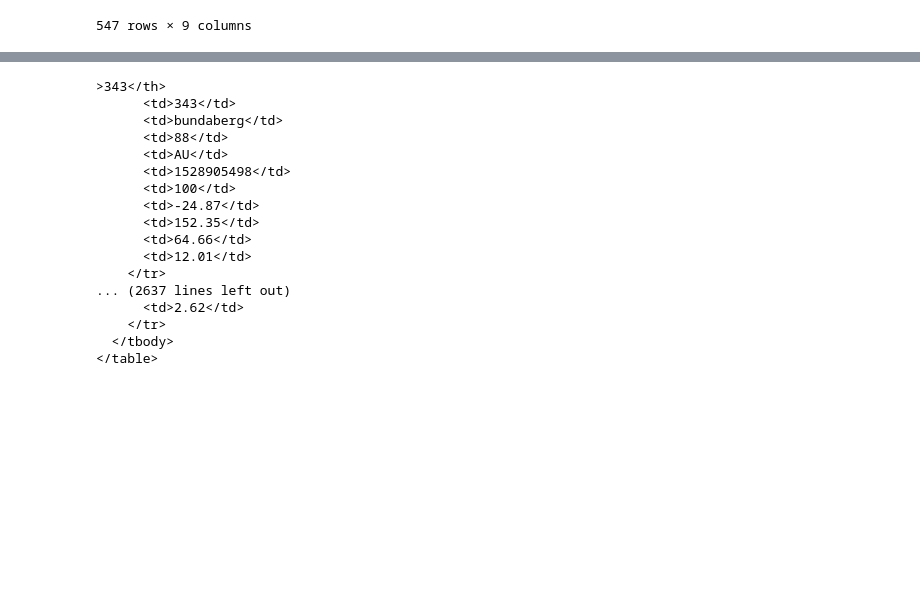
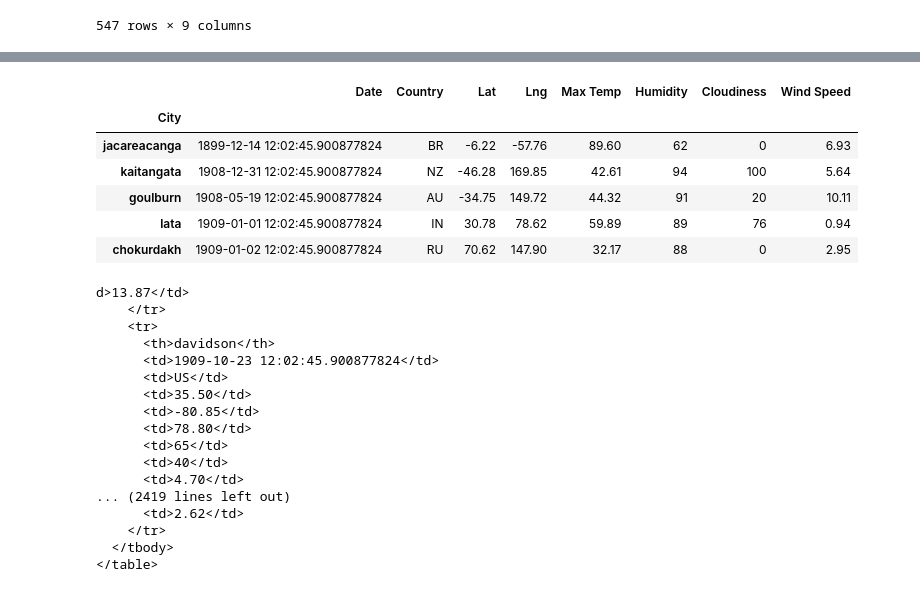
Before and after one commit to jforbis/web-design-challenge, a Jupyter notebook: Resources/get_csv.ipynb, the cells around one changed output, grey strips where cells are left out. Saved outputs shown, nothing was run; the diff lists cells and outputs as text; code cells hidden in the pictures; blank space fills up the shorter version.

```diff
--- a/Resources/get_csv.ipynb
+++ b/Resources/get_csv.ipynb
@@ -38,20 +57,32 @@ data
+# %%
+data_df["Date"].dt.strftime("%m/%d/%y")
+data_df = data_df[["Date", "Country", "Lat", "Lng", "Max Temp", "Humidity", "Cloudiness", "Wind Speed"]]
+data_df.head()
+# %% [output]
+|  | Date | Country | Lat | Lng | Max Temp | Humidity | Cloudiness | Wind Speed |
+| City |  |  |  |  |  |  |  |  |
+| jacareacanga | 1899-12-14 12:02:45.900877824 | BR | -6.22 | -57.76 | 89.60 | 62 | 0 | 6.93 |
+| kaitangata | 1908-12-31 12:02:45.900877824 | NZ | -46.28 | 169.85 | 42.61 | 94 | 100 | 5.64 |
+| goulburn | 1908-05-19 12:02:45.900877824 | AU | -34.75 | 149.72 | 44.32 | 91 | 20 | 10.11 |
+| lata | 1909-01-01 12:02:45.900877824 | IN | 30.78 | 78.62 | 59.89 | 89 | 76 | 0.94 |
+| chokurdakh | 1909-01-02 12:02:45.900877824 | RU | 70.62 | 147.90 | 32.17 | 88 | 0 | 2.95 |
 # %%
-x = data.to_html()
+x = data_df.to_html()
 print(x)
 # %% [output]
->343</th>
-      <td>343</td>
-      <td>bundaberg</td>
-      <td>88</td>
-      <td>AU</td>
-      <td>1528905498</td>
-      <td>100</td>
-      <td>-24.87</td>
-      <td>152.35</td>
-      <td>64.66</td>
-      <td>12.01</td>
+d>13.87</td>
     </tr>
-... (2637 lines left out)
+    <tr>
+      <th>davidson</th>
+      <td>1909-10-23 12:02:45.900877824</td>
+      <td>US</td>
+      <td>35.50</td>
+      <td>-80.85</td>
+      <td>78.80</td>
+      <td>65</td>
+      <td>40</td>
+      <td>4.70</td>
+... (2419 lines left out)
       <td>2.62</td>
     </tr>
   </tbody>
```
Also changed, not shown: parts of 3 cells of this notebook, 3 other files.
